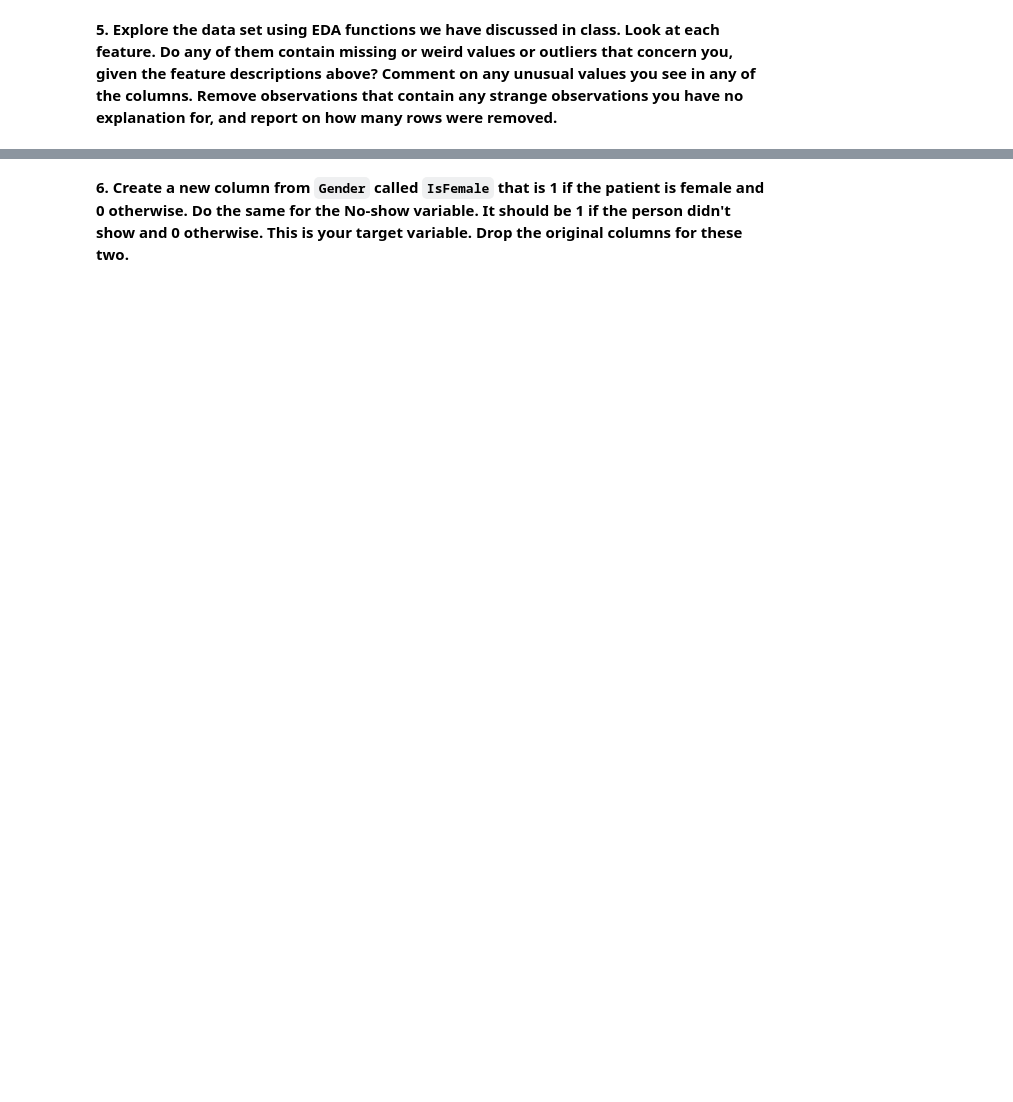
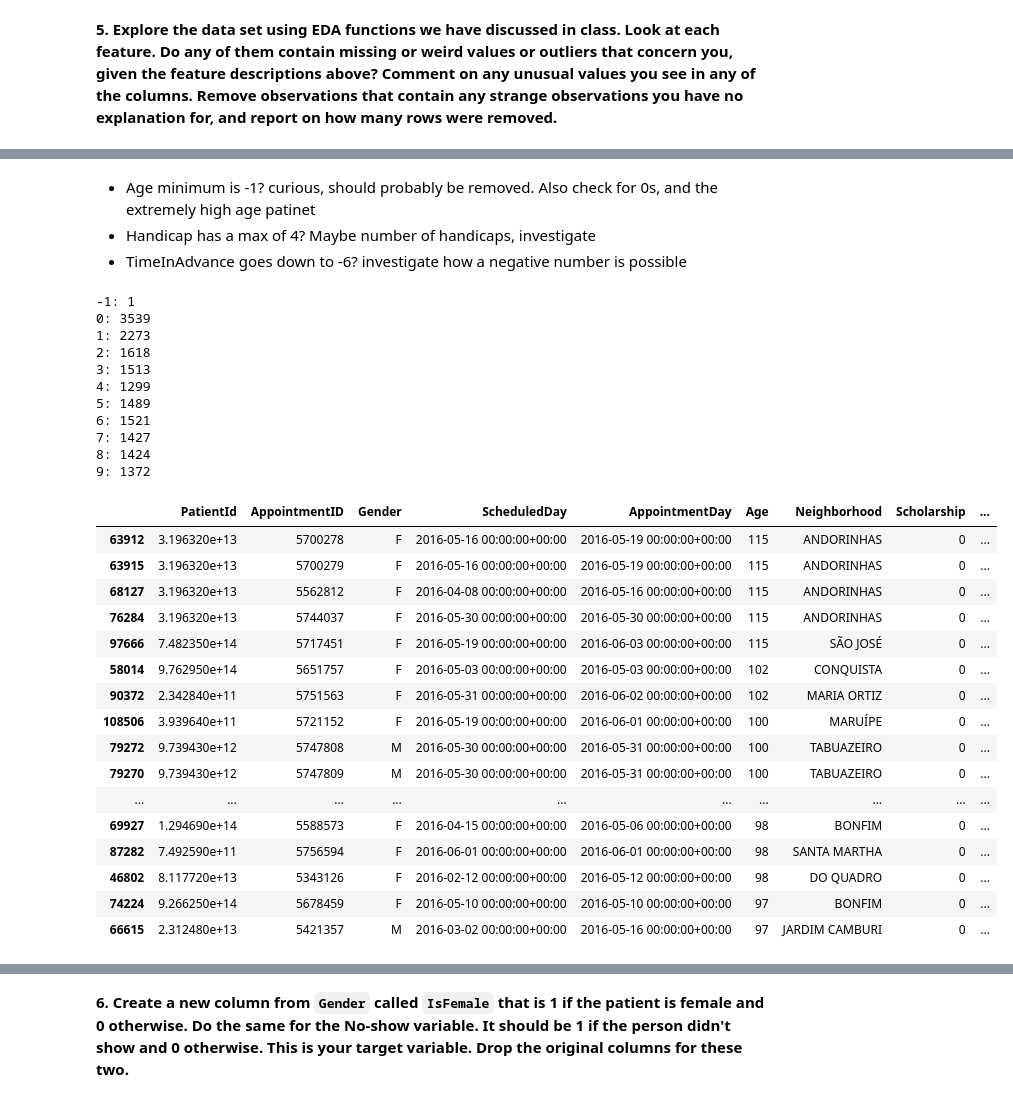
Before and after one commit to chrismji/Datasci-and-Ai-in-Bus, a Jupyter notebook: HW3_PatientNoShows.ipynb, the cells around one changed output, grey strips where cells are left out. Cells and saved outputs as stored; diff of their text form; code cells hidden in the pictures; blank space fills up the shorter version.

```diff
--- a/HW3_PatientNoShows.ipynb
+++ b/HW3_PatientNoShows.ipynb
@@ -23,3 +23,7 @@ from sklearn.metrics import precision_score, recall_score, f1_score
 ### Loading the data
 
 **1. Load the data referenced by the path above into a pandas data frame. Report on the total number of rows and columns, and show the first few rows in the dataset.**
+# %%
+df = pd.read_csv('SHMC_NoShows.csv')
+print(f'rows: {df.shape[0]}\ncolumns: {df.shape[1]}\n')
+print(df.head())
@@ -44,3 +66,11 @@ Here's a brief summary of the features in the data:
 ### Exploratory Data Analysis
 
 **2. Make sure Python recognizes `ScheduledDay` and `AppointmentDay` as timestamps by using `.to_datetime()`. What is the earliest and latest date of  AppointmentDay, and calculate the number of days between these two?**
+# %%
+df['ScheduledDay'] = pd.to_datetime(df['ScheduledDay'])
+df['AppointmentDay'] = pd.to_datetime(df['AppointmentDay'])
+print(f'{df['ScheduledDay'].dtype}\n{df['ScheduledDay'].dtype}\n')
+
+early = df['AppointmentDay'].min()
+late = df['AppointmentDay'].max()
+print(f'first: {early}\nlast: {late}\ngap: {late-early}')
@@ -47,2 +93,5 @@ Here's a brief summary of the features in the data:
 # %% [markdown]
 **3. If you take a look at both dates, you will see that `ScheduledDay` includes a specific time with the date, but `AppointmentDay` doesn't. In order to compare both fields more easily, apply `.normalize()` to `ScheduledDay` (i.e., keep only the dates).**
+# %%
+df['ScheduledDay'] = df['ScheduledDay'].dt.normalize()
+df['ScheduledDay'].head()
@@ -49,2 +105,5 @@ Here's a brief summary of the features in the data:
 # %% [markdown]
 **4. Create a new feature called 'TimeInAdvance' which is the difference in days between `ScheduledDay` and `AppointmentDay`.  (you may need to apply `dt.days`  to a datetime object to make sure this is a numeric). What is the longest advance time that someone scheduled an appointment? What do you expect the relationship between `TimeInAdvance` and the probability of a No-Show to be?**
+# %%
+df['TimeInAdvance'] = (df['AppointmentDay'] - df['ScheduledDay']).dt.days
+df[['ScheduledDay','AppointmentDay','TimeInAdvance']].sort_values('TimeInAdvance',ascending=False).head()
@@ -52,0 +136,39 @@ Here's a brief summary of the features in the data:
+# %% [markdown]
+- Age minimum is -1? curious, should probably be removed. Also check for 0s, and the extremely high age patinet
+- Handicap has a max of 4? Maybe number of handicaps, investigate
+- TimeInAdvance goes down to -6? investigate how a negative number is possible
+# %%
+test = list(range(-1,10))
+for i in test:
+    print(f'{i}: {len(df[df['Age']==i])}')
+df = df[df['Age'] >= 0]
+df.sort_values('Age', ascending=False).head(20)
+# %% [output]
+-1: 1
+0: 3539
+1: 2273
+2: 1618
+3: 1513
+4: 1299
+5: 1489
+6: 1521
+7: 1427
+8: 1424
+9: 1372
+|  | PatientId | AppointmentID | Gender | ScheduledDay | AppointmentDay | Age | Neighborhood | Scholarship | ... |
+| 63912 | 3.196320e+13 | 5700278 | F | 2016-05-16 00:00:00+00:00 | 2016-05-19 00:00:00+00:00 | 115 | ANDORINHAS | 0 | ... |
+| 63915 | 3.196320e+13 | 5700279 | F | 2016-05-16 00:00:00+00:00 | 2016-05-19 00:00:00+00:00 | 115 | ANDORINHAS | 0 | ... |
+| 68127 | 3.196320e+13 | 5562812 | F | 2016-04-08 00:00:00+00:00 | 2016-05-16 00:00:00+00:00 | 115 | ANDORINHAS | 0 | ... |
+| 76284 | 3.196320e+13 | 5744037 | F | 2016-05-30 00:00:00+00:00 | 2016-05-30 00:00:00+00:00 | 115 | ANDORINHAS | 0 | ... |
+| 97666 | 7.482350e+14 | 5717451 | F | 2016-05-19 00:00:00+00:00 | 2016-06-03 00:00:00+00:00 | 115 | SÃO JOSÉ | 0 | ... |
+| 58014 | 9.762950e+14 | 5651757 | F | 2016-05-03 00:00:00+00:00 | 2016-05-03 00:00:00+00:00 | 102 | CONQUISTA | 0 | ... |
+| 90372 | 2.342840e+11 | 5751563 | F | 2016-05-31 00:00:00+00:00 | 2016-06-02 00:00:00+00:00 | 102 | MARIA ORTIZ | 0 | ... |
+| 108506 | 3.939640e+11 | 5721152 | F | 2016-05-19 00:00:00+00:00 | 2016-06-01 00:00:00+00:00 | 100 | MARUÍPE | 0 | ... |
+| 79272 | 9.739430e+12 | 5747808 | M | 2016-05-30 00:00:00+00:00 | 2016-05-31 00:00:00+00:00 | 100 | TABUAZEIRO | 0 | ... |
+| 79270 | 9.739430e+12 | 5747809 | M | 2016-05-30 00:00:00+00:00 | 2016-05-31 00:00:00+00:00 | 100 | TABUAZEIRO | 0 | ... |
+| ... | ... | ... | ... | ... | ... | ... | ... | ... | ... |
+| 69927 | 1.294690e+14 | 5588573 | F | 2016-04-15 00:00:00+00:00 | 2016-05-06 00:00:00+00:00 | 98 | BONFIM | 0 | ... |
+| 87282 | 7.492590e+11 | 5756594 | F | 2016-06-01 00:00:00+00:00 | 2016-06-01 00:00:00+00:00 | 98 | SANTA MARTHA | 0 | ... |
+| 46802 | 8.117720e+13 | 5343126 | F | 2016-02-12 00:00:00+00:00 | 2016-05-12 00:00:00+00:00 | 98 | DO QUADRO | 0 | ... |
+| 74224 | 9.266250e+14 | 5678459 | F | 2016-05-10 00:00:00+00:00 | 2016-05-10 00:00:00+00:00 | 97 | BONFIM | 0 | ... |
+| 66615 | 2.312480e+13 | 5421357 | M | 2016-03-02 00:00:00+00:00 | 2016-05-16 00:00:00+00:00 | 97 | JARDIM CAMBURI | 0 | ... |
```
Also changed, not shown: parts of 33 cells of this notebook, 1 other file.
